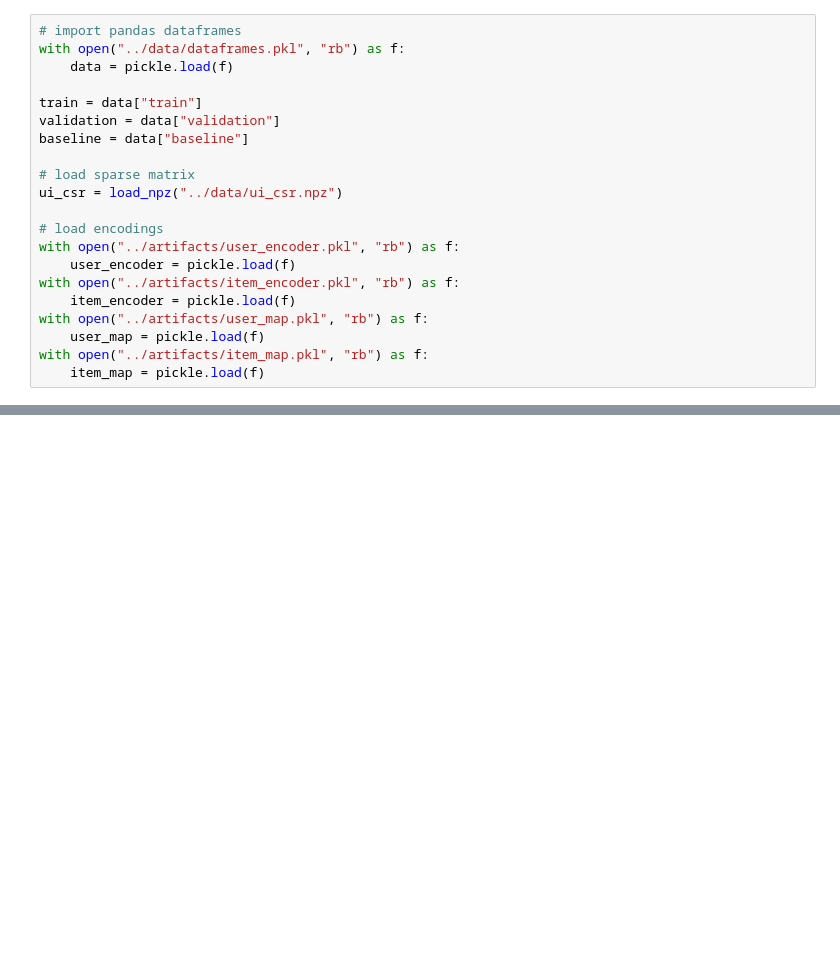
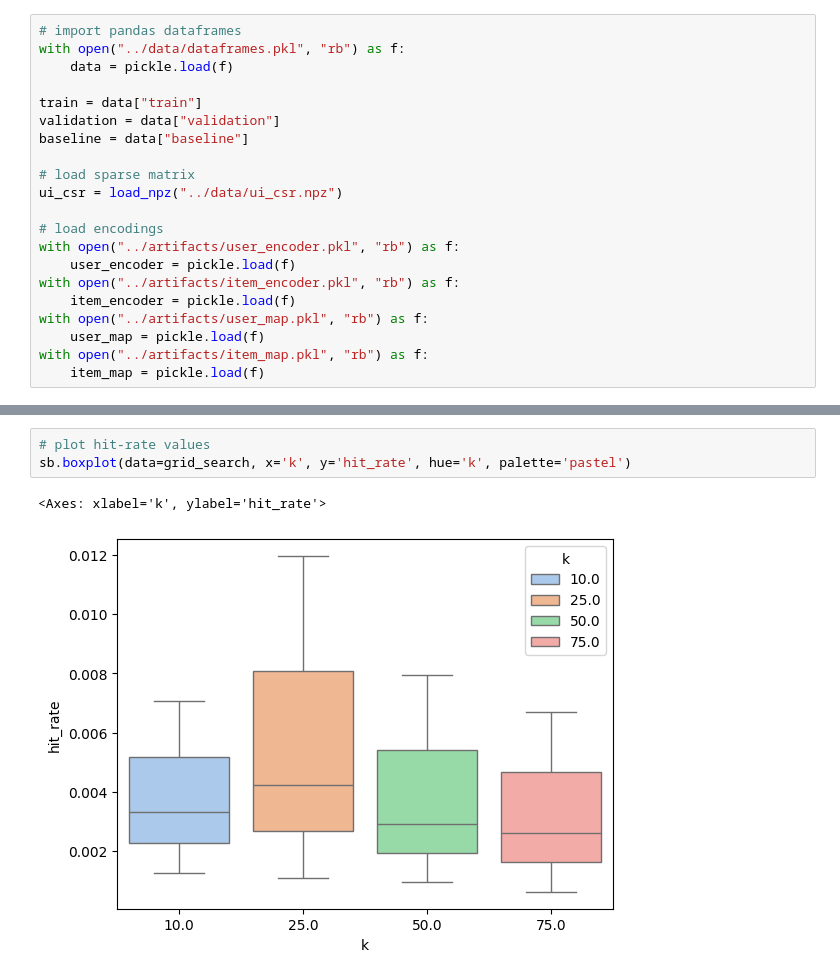
Before and after one commit to LucasLyons/Beer-Project, a Jupyter notebook: notebooks/04_SVD.ipynb, the cells around one changed output, grey strips where cells are left out. Cells and saved outputs as stored; diff of their text form; blank space fills up the shorter version.

```diff
--- a/notebooks/04_SVD.ipynb
+++ b/notebooks/04_SVD.ipynb
@@ -109,0 +107,6 @@ array([[1, 1],
+# %%
+# plot hit-rate values
+sb.boxplot(data=grid_search, x='k', y='hit_rate', hue='k', palette='pastel')
+# %% [output]
+<Axes: xlabel='k', ylabel='hit_rate'>
+[figure, added]
```
Also changed, not shown: parts of 10 cells of this notebook, 4 other files.
